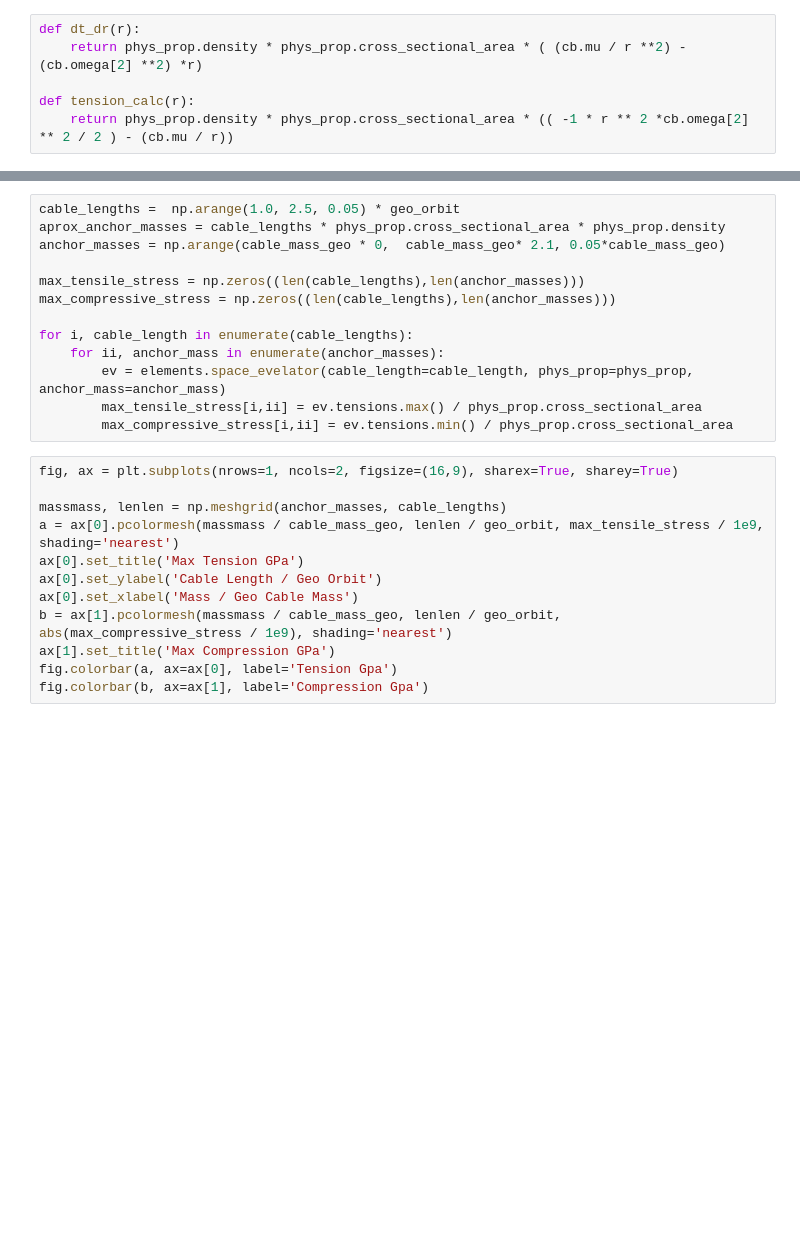
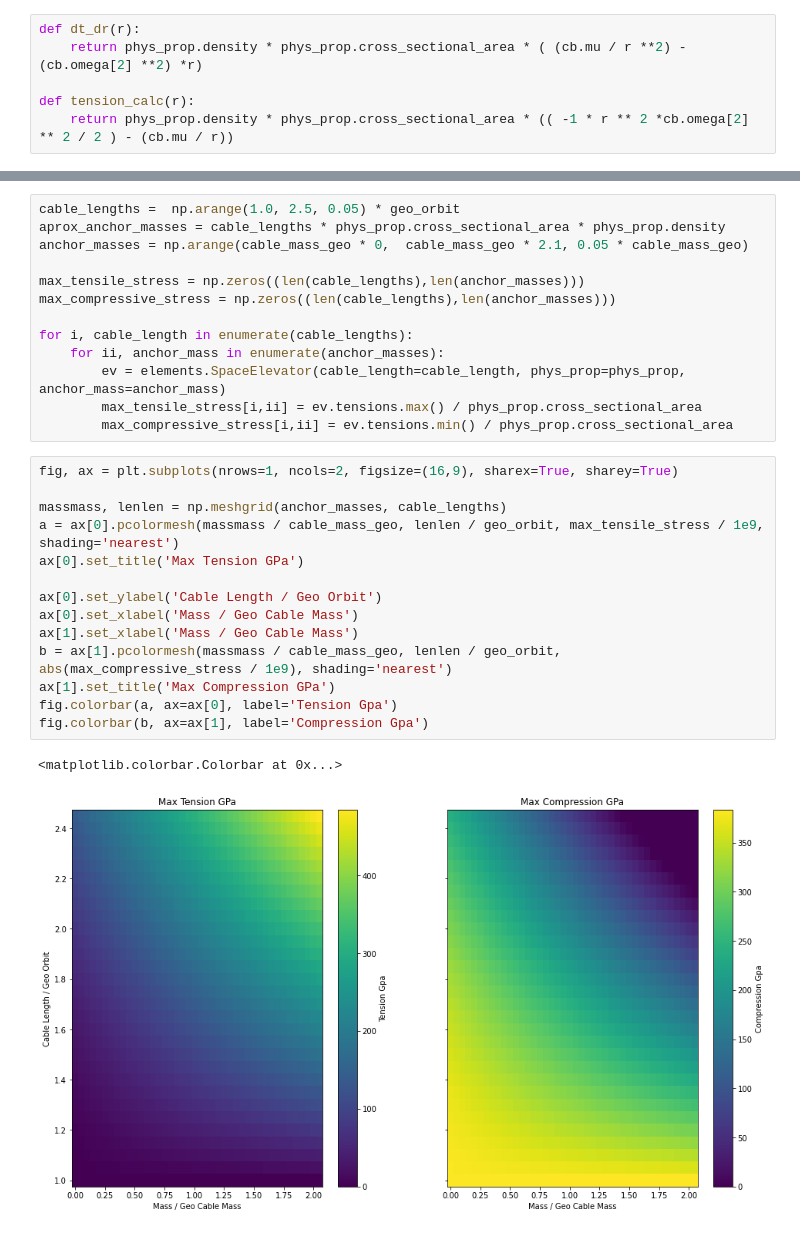
Before and after one commit to Zach1L/demos, a Jupyter notebook: space_elev/sim.ipynb, the cells around one changed output, grey strips where cells are left out. Drawn from its saved outputs; the diff is of its cells as text; blank space fills up the shorter version.

```diff
--- a/space_elev/sim.ipynb
+++ b/space_elev/sim.ipynb
@@ -85,25 +131,30 @@ plt.legend(title='$\\frac{AnchorMass}{CableMass}$', ncol=2)
 # %%
 cable_lengths =  np.arange(1.0, 2.5, 0.05) * geo_orbit
 aprox_anchor_masses = cable_lengths * phys_prop.cross_sectional_area * phys_prop.density
-anchor_masses = np.arange(cable_mass_geo * 0,  cable_mass_geo* 2.1, 0.05*cable_mass_geo)
+anchor_masses = np.arange(cable_mass_geo * 0,  cable_mass_geo * 2.1, 0.05 * cable_mass_geo)
 
 max_tensile_stress = np.zeros((len(cable_lengths),len(anchor_masses)))
 max_compressive_stress = np.zeros((len(cable_lengths),len(anchor_masses)))
 
 for i, cable_length in enumerate(cable_lengths):
     for ii, anchor_mass in enumerate(anchor_masses):
-        ev = elements.space_evelator(cable_length=cable_length, phys_prop=phys_prop, anchor_mass=anchor_mass)
+        ev = elements.SpaceElevator(cable_length=cable_length, phys_prop=phys_prop, anchor_mass=anchor_mass)
         max_tensile_stress[i,ii] = ev.tensions.max() / phys_prop.cross_sectional_area
         max_compressive_stress[i,ii] = ev.tensions.min() / phys_prop.cross_sectional_area
 # %%
 fig, ax = plt.subplots(nrows=1, ncols=2, figsize=(16,9), sharex=True, sharey=True)
 
 massmass, lenlen = np.meshgrid(anchor_masses, cable_lengths)
 a = ax[0].pcolormesh(massmass / cable_mass_geo, lenlen / geo_orbit, max_tensile_stress / 1e9, shading='nearest')
 ax[0].set_title('Max Tension GPa')
+
 ax[0].set_ylabel('Cable Length / Geo Orbit')
 ax[0].set_xlabel('Mass / Geo Cable Mass')
+ax[1].set_xlabel('Mass / Geo Cable Mass')
 b = ax[1].pcolormesh(massmass / cable_mass_geo, lenlen / geo_orbit, abs(max_compressive_stress / 1e9), shading='nearest')
 ax[1].set_title('Max Compression GPa')
 fig.colorbar(a, ax=ax[0], label='Tension Gpa')
 fig.colorbar(b, ax=ax[1], label='Compression Gpa')
+# %% [output]
+<matplotlib.colorbar.Colorbar at 0x...>
+[figure, added]
```
Also changed, not shown: parts of 12 cells of this notebook.
